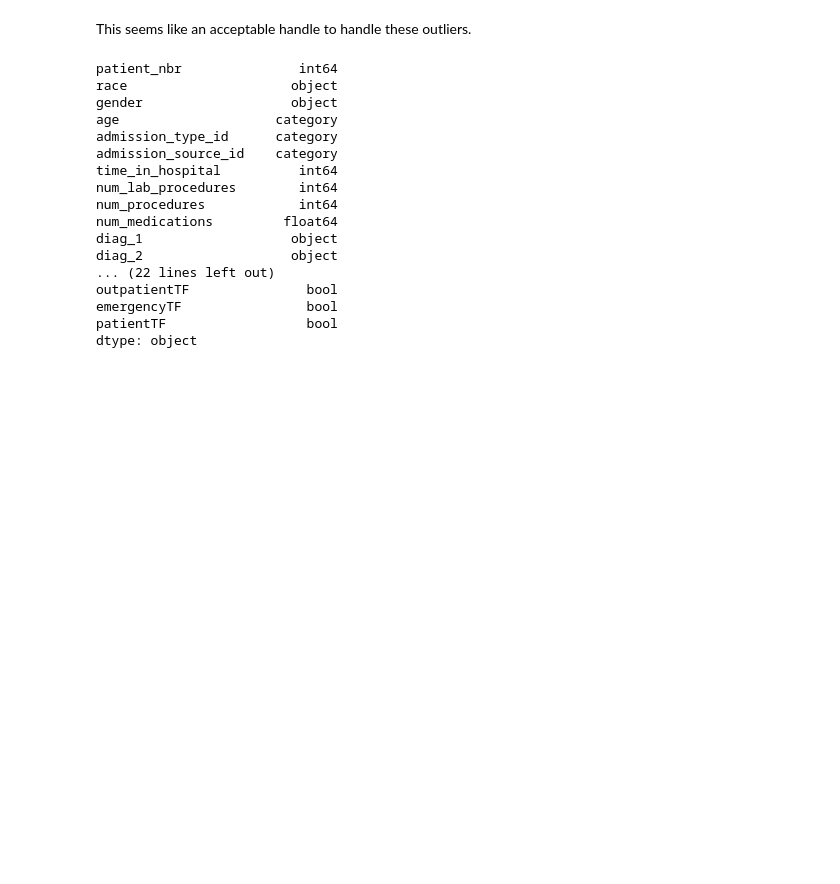
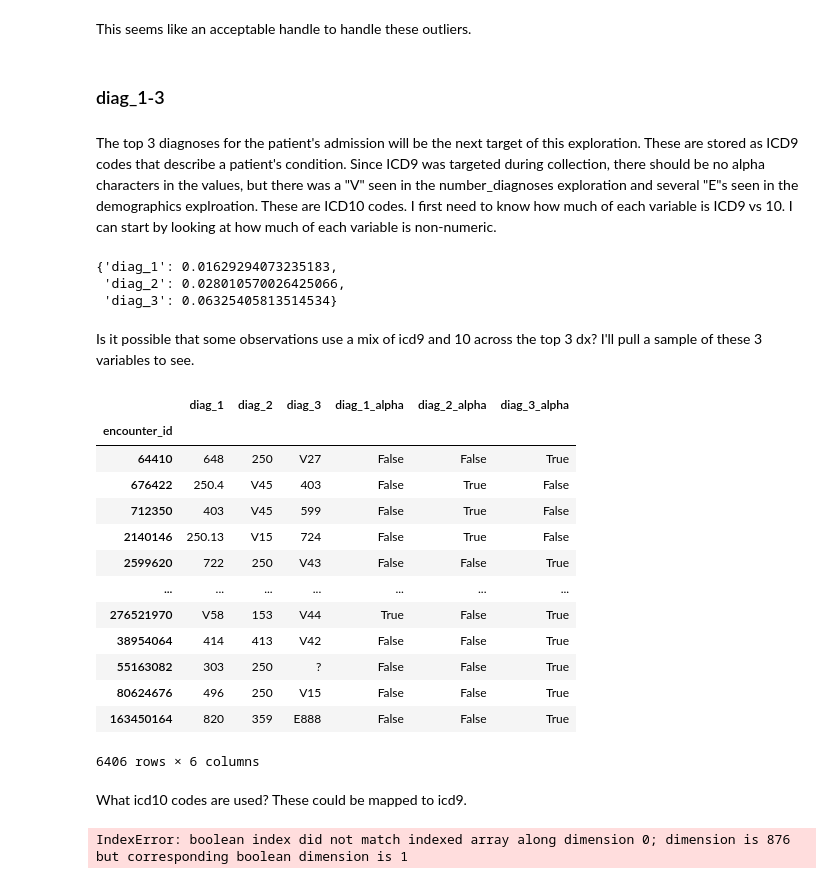
Before and after one commit to ashbyj/PredictingReadmissions, a Jupyter notebook: notebooks/2-ja-eda.ipynb, the cells around one changed output. Cells and saved outputs as stored; diff of their text form; code cells hidden in the pictures; blank space fills up the shorter version.

```diff
--- a/notebooks/2-ja-eda.ipynb
+++ b/notebooks/2-ja-eda.ipynb
@@ -694,23 +695,52 @@ This seems like an acceptable handle to handle these outliers.
 # %%
 outer_whisker = np.percentile( twoRace.number_diagnoses, 75) + 1.5 * (np.percentile( twoRace.number_diagnoses, 75) - np.percentile( twoRace.number_diagnoses, 25))
 twoRace.number_diagnoses = np.where(twoRace.number_diagnoses > outer_whisker, outer_whisker, twoRace.number_diagnoses)
-# %%
-twoRace.dtypes
-# %% [output]
-patient_nbr               int64
-race                     object
-gender                   object
-age                    category
-admission_type_id      category
-admission_source_id    category
-time_in_hospital          int64
-num_lab_procedures        int64
-num_procedures            int64
-num_medications         float64
-diag_1                   object
-diag_2                   object
-... (22 lines left out)
-outpatientTF               bool
-emergencyTF                bool
-patientTF                  bool
-dtype: object
+# %% [markdown]
+### diag_1-3<a id="dx"></a>
+# %% [markdown]
+The top 3 diagnoses for the patient's admission will be the next target of this exploration.  These are stored as ICD9 codes that describe a patient's condition.  Since ICD9 was targeted during collection, there should be no alpha characters in the values, but there was a "V" seen in the number_diagnoses exploration and several "E"s seen in the demographics explroation. These are ICD10 codes.  I first need to know how much of each variable is ICD9 vs 10.  I can start by looking at how much of each variable is non-numeric.
+# %%
+cols = ['diag_1','diag_2','diag_3']
+rows = twoRace.shape[0]
+
+{col: pd.to_numeric(twoRace[col], errors='coerce').isna().sum() / rows for col in cols}
+# %% [output]
+{'diag_1': 0.01629294073235183,
+ 'diag_2': 0.028010570026425066,
+ 'diag_3': 0.06325405813514534}
+# %% [markdown]
+Is it possible that some observations use a mix of icd9 and 10 across the top 3 dx?  I'll pull a sample of these 3 variables to see.
+# %%
+just_dx = twoRace[['diag_1', 'diag_2', 'diag_3']].copy()
+
+for column in just_dx.columns:
+    just_dx[f'{column}_alpha'] = pd.to_numeric(just_dx[column], errors='coerce').isna()
+
+alpha_cols = ['diag_1_alpha','diag_2_alpha','diag_3_alpha']
+just_dx[(just_dx[alpha_cols].any(axis=1)) & ~(just_dx[alpha_cols].all(axis=1))]
+# %% [output]
+|  | diag_1 | diag_2 | diag_3 | diag_1_alpha | diag_2_alpha | diag_3_alpha |
+| encounter_id |  |  |  |  |  |  |
+| 64410 | 648 | 250 | V27 | False | False | True |
+| 676422 | 250.4 | V45 | 403 | False | True | False |
+| 712350 | 403 | V45 | 599 | False | True | False |
+| 2140146 | 250.13 | V15 | 724 | False | True | False |
+| 2599620 | 722 | 250 | V43 | False | False | True |
+| ... | ... | ... | ... | ... | ... | ... |
+| 276521970 | V58 | 153 | V44 | True | False | True |
+| 38954064 | 414 | 413 | V42 | False | False | True |
+| 55163082 | 303 | 250 | ? | False | False | True |
+| 80624676 | 496 | 250 | V15 | False | False | True |
+| 163450164 | 820 | 359 | E888 | False | False | True |
+6406 rows × 6 columns
+# %% [markdown]
+What icd10 codes are used?  These could be mapped to icd9.
+# %%
+#need to extract the unique non-numeric values from the 3 dx columns.  this doesn't work
+
+diag_cols = ['diag_1','diag_2','diag_3']
+unique_dx_array = pd.unique(just_dx[diag_cols].values.ravel())
+icd10s = unique_dx_array[pd.to_numeric(pd.DataFrame(unique_dx_array).iloc[0], errors='coerce').isna()]
+icd10s
+# %% [output]
+IndexError: boolean index did not match indexed array along dimension 0; dimension is 876 but corresponding boolean dimension is 1
```
Also changed, not shown: parts of 1 cell of this notebook.
